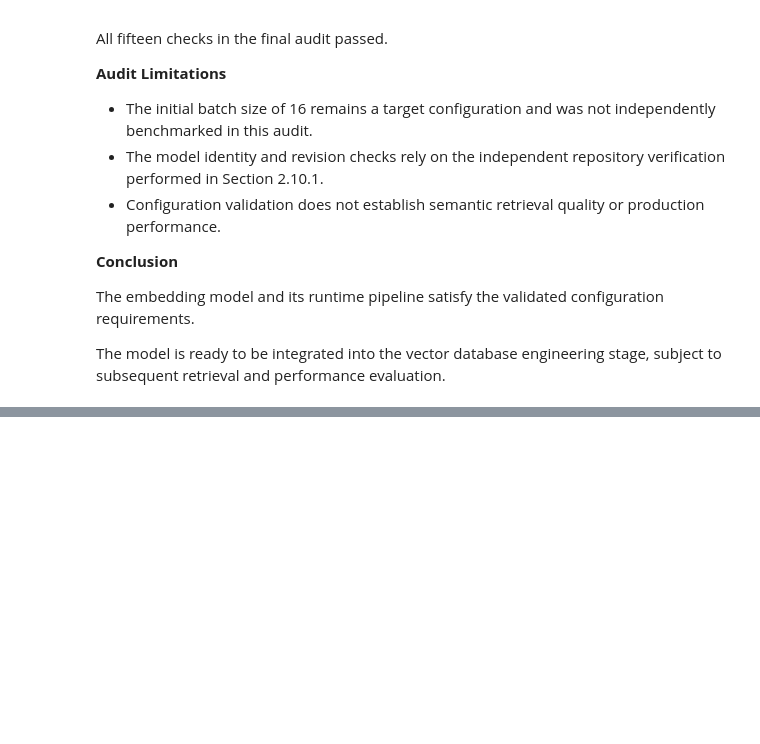
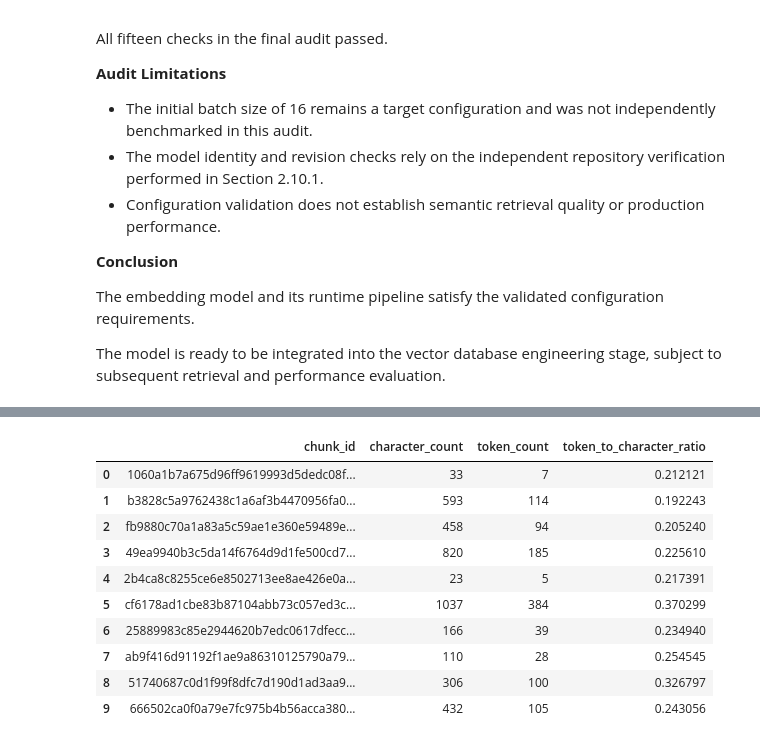
Before and after one commit to morsycoo/Local-Mini-RAG-Document-QA-System, a Jupyter notebook: notebooks/03_embeddings_and_vector_database.ipynb, the cells around one changed output, grey strips where cells are left out. Drawn from its saved outputs; the diff is of its cells as text; code cells hidden in the pictures; blank space fills up the shorter version.

```diff
--- a/notebooks/03_embeddings_and_vector_database.ipynb
+++ b/notebooks/03_embeddings_and_vector_database.ipynb
@@ -5349,0 +5470,83 @@ The model is ready to be integrated into the vector database engineering stage,
+# %%
+import pandas as pd
+from collections.abc import Mapping
+
+# Validate dependencies from previous sections
+if "tokenizer" not in globals():
+    raise RuntimeError("The E5 tokenizer is missing. Load it before this step.")
+
+if "chunks" not in globals():
+    raise RuntimeError(
+        "The validated chunks collection is missing. Load it before this step."
+    )
+
+if len(chunks) == 0:
+    raise ValueError("The chunks collection is empty.")
+
+# Compare character count with content-only token count
+comparison_records = []
+
+for chunk in chunks:
+    if isinstance(chunk, Mapping):
+        chunk_id = chunk.get("chunk_id")
+        content = chunk.get("content")
+    else:
+        chunk_id = getattr(chunk, "chunk_id", None)
+        content = getattr(chunk, "content", None)
+
+    if not chunk_id or not isinstance(content, str):
+        raise ValueError("A chunk has a missing ID or invalid content.")
+
+    if not content:
+        raise ValueError(f"Chunk {chunk_id} has empty content.")
+
+    tokenized = tokenizer(
+        content,
+        add_special_tokens=False,
+        truncation=False,
+        return_attention_mask=False,
+    )
+
+    character_count = len(content)
+    token_count = len(tokenized["input_ids"])
+
+    comparison_records.append(
+        {
+            "chunk_id": chunk_id,
+            "character_count": character_count,
+            "token_count": token_count,
+            "token_to_character_ratio": token_count / character_count,
+        }
+    )
+
+# Build the comparison table
+character_token_comparison = pd.DataFrame(comparison_records)
+
+# Display sample records
+print("CHARACTER COUNT VS TOKEN COUNT")
+print("=" * 65)
+display(character_token_comparison.head(10))
+
+# Descriptive statistics
+print("\nDESCRIPTIVE STATISTICS")
+display(
+    character_token_comparison[
+        ["character_count", "token_count", "token_to_character_ratio"]
+    ].describe()
+)
+
+# Integrity checks
+print("\nVALIDATION")
+print("=" * 65)
+print(f"Total chunks analyzed: {len(character_token_comparison)}")
+print(f"Unique chunk IDs: {character_token_comparison['chunk_id'].nunique()}")
+print(f"Missing values: {character_token_comparison.isna().sum().sum()}")
+print(
+    "All token counts are non-negative:",
+    (character_token_comparison["token_count"] >= 0).all(),
+)
+print(
+    "All character counts are positive:",
+    (character_token_comparison["character_count"] > 0).all(),
+)
+# %% [output]
@@ -5349,0 +5555,11 @@ The model is ready to be integrated into the vector database engineering stage,
+|  | chunk_id | character_count | token_count | token_to_character_ratio |
+| 0 | 1060a1b7a675d96ff9619993d5dedc08f... | 33 | 7 | 0.212121 |
+| 1 | b3828c5a9762438c1a6af3b4470956fa0... | 593 | 114 | 0.192243 |
+| 2 | fb9880c70a1a83a5c59ae1e360e59489e... | 458 | 94 | 0.205240 |
+| 3 | 49ea9940b3c5da14f6764d9d1fe500cd7... | 820 | 185 | 0.225610 |
+| 4 | 2b4ca8c8255ce6e8502713ee8ae426e0a... | 23 | 5 | 0.217391 |
+| 5 | cf6178ad1cbe83b87104abb73c057ed3c... | 1037 | 384 | 0.370299 |
+| 6 | 25889983c85e2944620b7edc0617dfecc... | 166 | 39 | 0.234940 |
+| 7 | ab9f416d91192f1ae9a86310125790a79... | 110 | 28 | 0.254545 |
+| 8 | 51740687c0d1f99f8dfc7d190d1ad3aa9... | 306 | 100 | 0.326797 |
+| 9 | 666502ca0f0a79e7fc975b4b56acca380... | 432 | 105 | 0.243056 |
```
Also changed, not shown: parts of 69 cells of this notebook.
